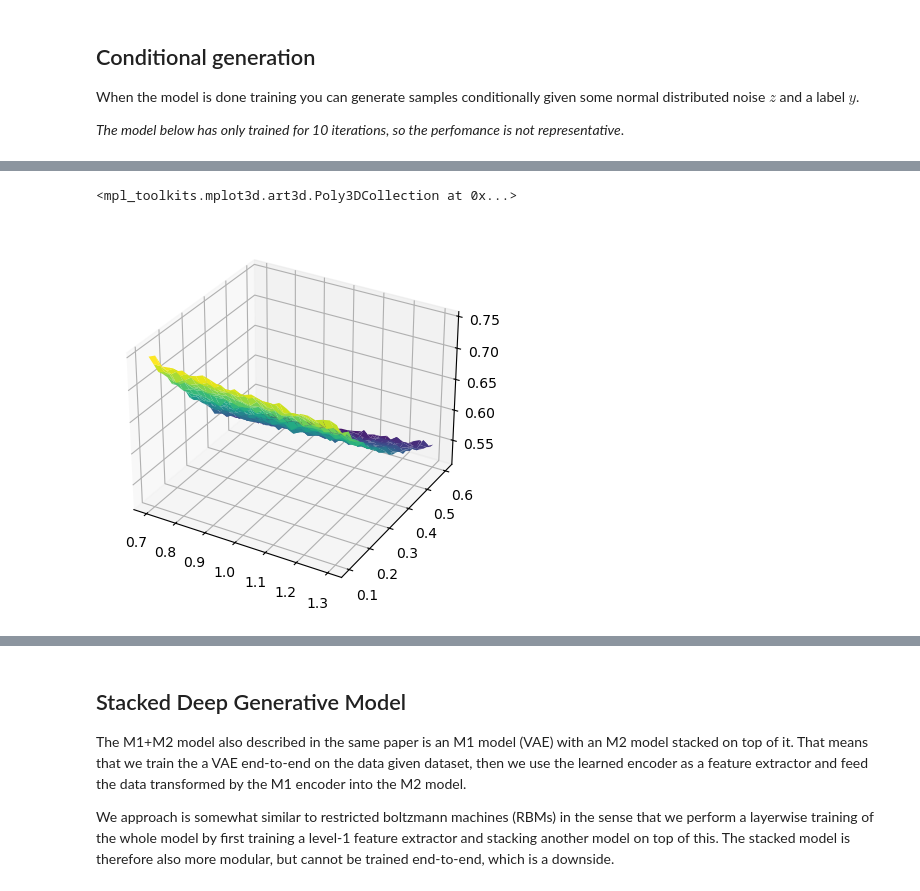
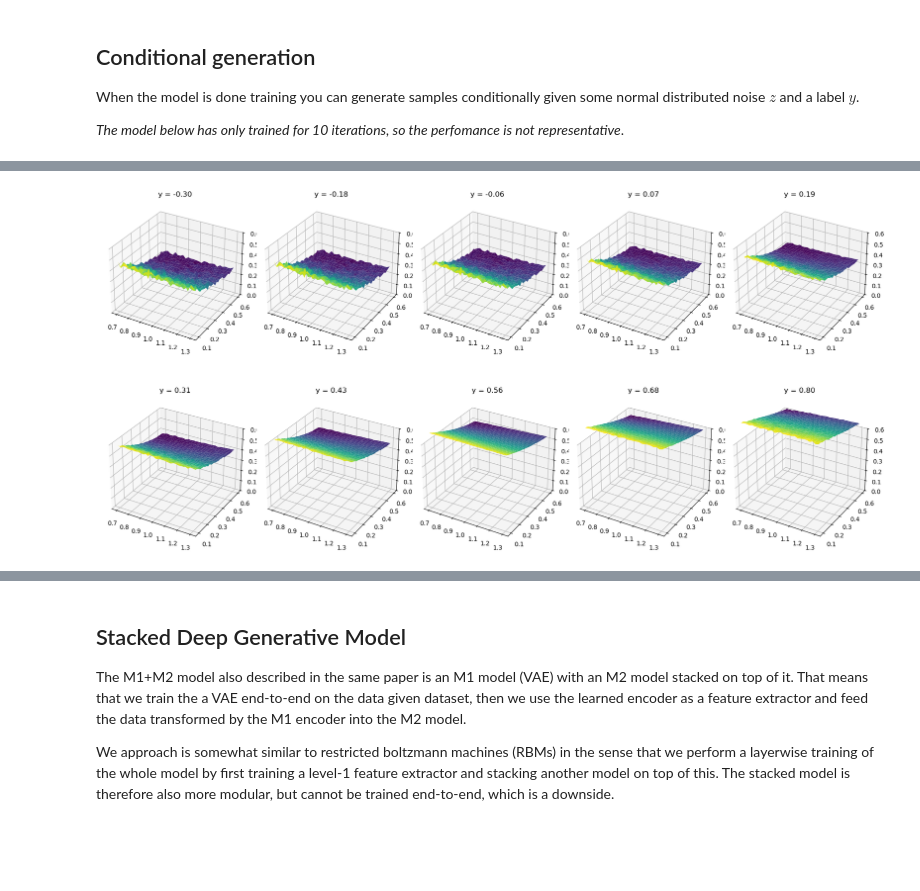
Before and after one commit to MathsGo/semi-supervised-pytorch20241028, a Jupyter notebook: examples/notebooks/Deep Generative Model.ipynb, the cells around one changed output, grey strips where cells are left out. Cells and saved outputs as stored; diff of their text form; code cells hidden in the pictures; blank space fills up the shorter version.

```diff
--- a/examples/notebooks/Deep Generative Model.ipynb
+++ b/examples/notebooks/Deep Generative Model.ipynb
@@ -272,22 +254,44 @@ RuntimeError: Sizes of tensors must match except in dimension 1. Expected size 1
-# %%
-import matplotlib.pyplot as plt
-from mpl_toolkits.mplot3d import Axes3D
-
-# f, axarr = plt.subplots(1, 16, figsize=(18, 12))
-
-samples = x_mu.data.view(-1, 1, 28, 28).numpy()
-
-# for i, ax in enumerate(axarr.flat):
-#     ax.imshow(samples[i])
-#     ax.axis("off")
-
-T = np.linspace(0.1, 0.6, 28)
-K = np.linspace(0.7, 1.3, 28)
-T, K = np.meshgrid(T, K)
-
-fig = plt.figure()
-ax = fig.add_subplot(111, projection='3d')
-ax.plot_surface(K, T, samples[0, 0, :, :], cmap='viridis')
-# %% [output]
-<mpl_toolkits.mplot3d.art3d.Poly3DCollection at 0x...>
-[figure, removed]
+# %%
+import matplotlib.pyplot as plt
+from mpl_toolkits.mplot3d import Axes3D
+import numpy as np
+import torch
+from torch.autograd import Variable
+
+# Initialize the figure and 2x5 axes array
+fig, axarr = plt.subplots(2, 5, figsize=(18, 10), subplot_kw={'projection': '3d'})
+
+# Set the range for T and K
+T = np.linspace(0.1, 0.6, 28)
+K = np.linspace(0.7, 1.3, 28)
+T, K = np.meshgrid(T, K)
+
+# Generate 10 samples with y values from 0.1 to 1
+y_values = np.linspace(-0.3, 0.8, 10)
+z = Variable(torch.randn(16, z_dim))
+
+model.eval()
+for i, y_value in enumerate(y_values):
+    # Set y to a specific value for each sample
+    y = Variable(torch.tensor([y_value]).repeat(16, 1))
+
+    # Generate samples from the model
+    x_mu = model.sample(z, y)
+    samples = x_mu.data.view(-1, 1, 28, 28).numpy()
+
+    # Determine subplot position (row, column)
+    row, col = divmod(i, 5)
+    ax = axarr[row, col]
+
+    # Plot the surface
+    surf = ax.plot_surface(K, T, samples[0, 0, :, :], cmap='viridis')
+
+    # Set title and adjust z-axis limits for consistency
+    ax.set_title(f'y = {y_value:.2f}')
+    ax.set_zlim(0, 0.6)  # Adjust the z-axis limits to be consistent across all plots
+
+# Show the final figure with all subplots
+plt.tight_layout()
+plt.show()
+# %% [output]
+[figure, added]
```
Also changed, not shown: parts of 12 cells of this notebook, 2 other files.
